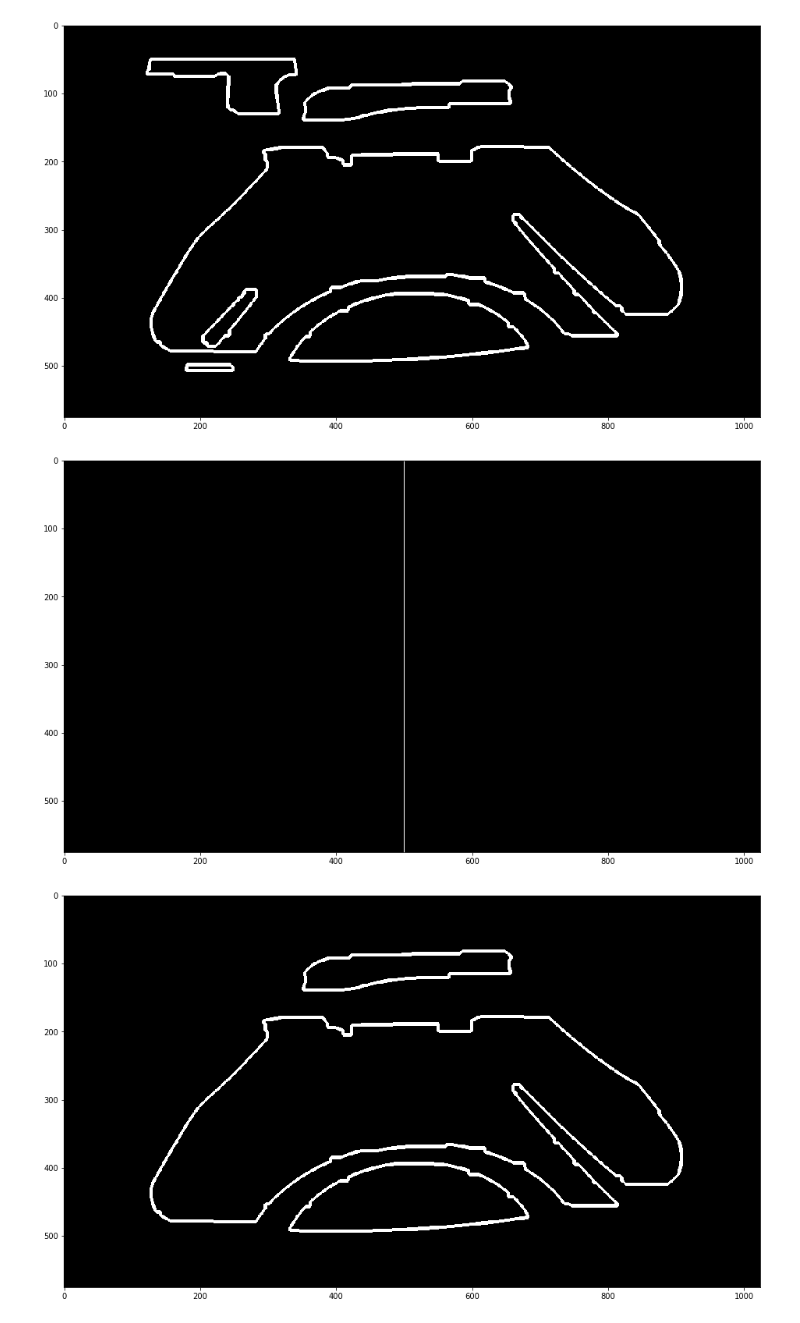
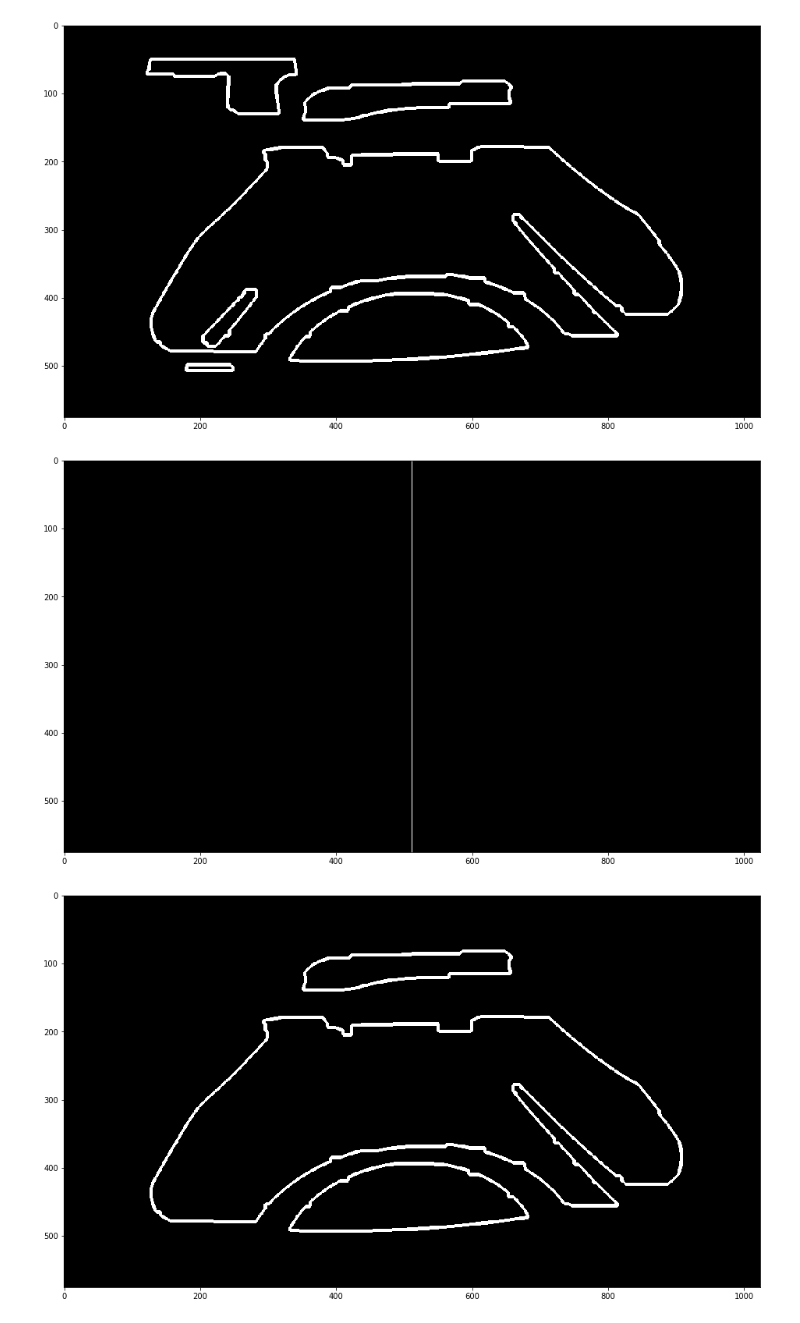
Before and after one commit to Positronic-IO/air-hockey, a Jupyter notebook: notebooks/Untitled.ipynb, the cells around one changed output. Saved outputs shown, nothing was run; the diff lists cells and outputs as text; code cells hidden in the pictures.

```diff
--- a/notebooks/Untitled.ipynb
+++ b/notebooks/Untitled.ipynb
@@ -158,10 +158,11 @@ show_img(no_lava)
 [figure]
 # %%
 line = np.zeros_like(no_lava)
-line[:, 500:501] = 1
+mid = int(no_lava.shape[1]/2)
+line[:, mid:mid+1] = 1
 show_img(line)
 # %% [output]
-[figure, old version]
+[figure, new version]
 # %%
 touches_line = []
 for contour in contours:
```
Also changed, not shown: parts of 1 cell of this notebook.
